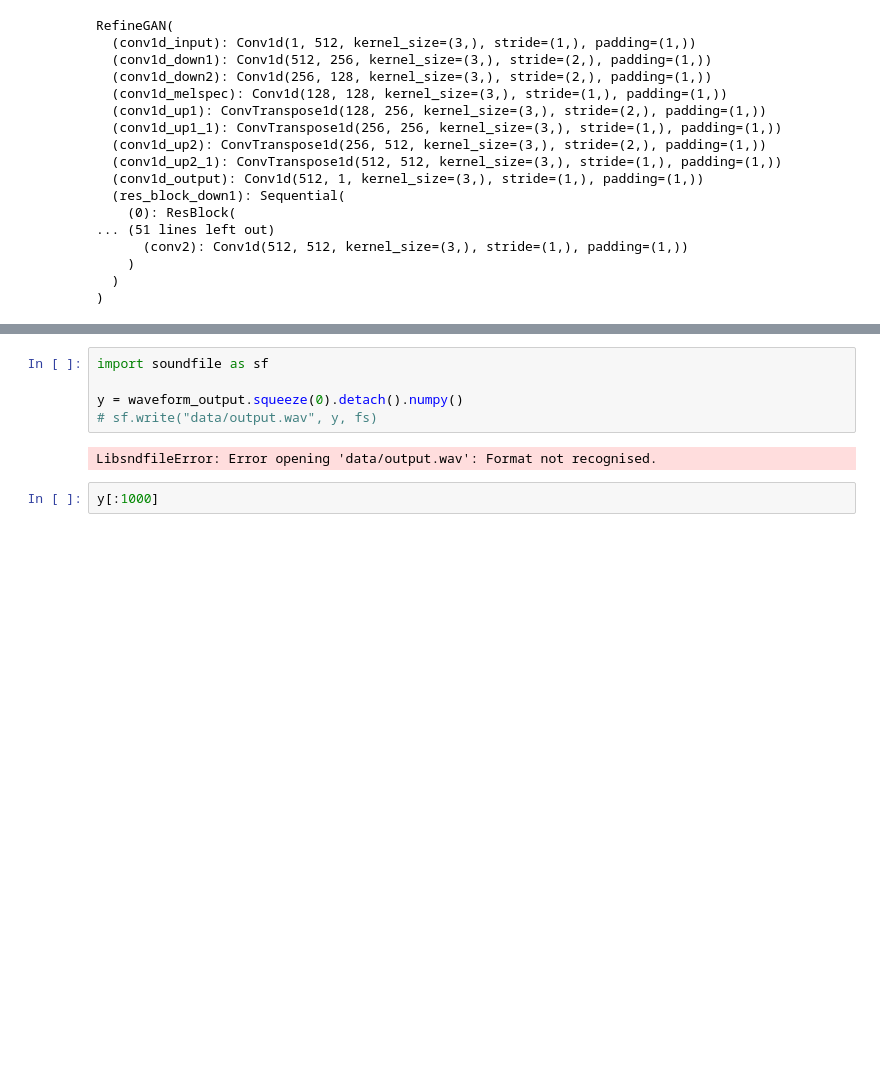
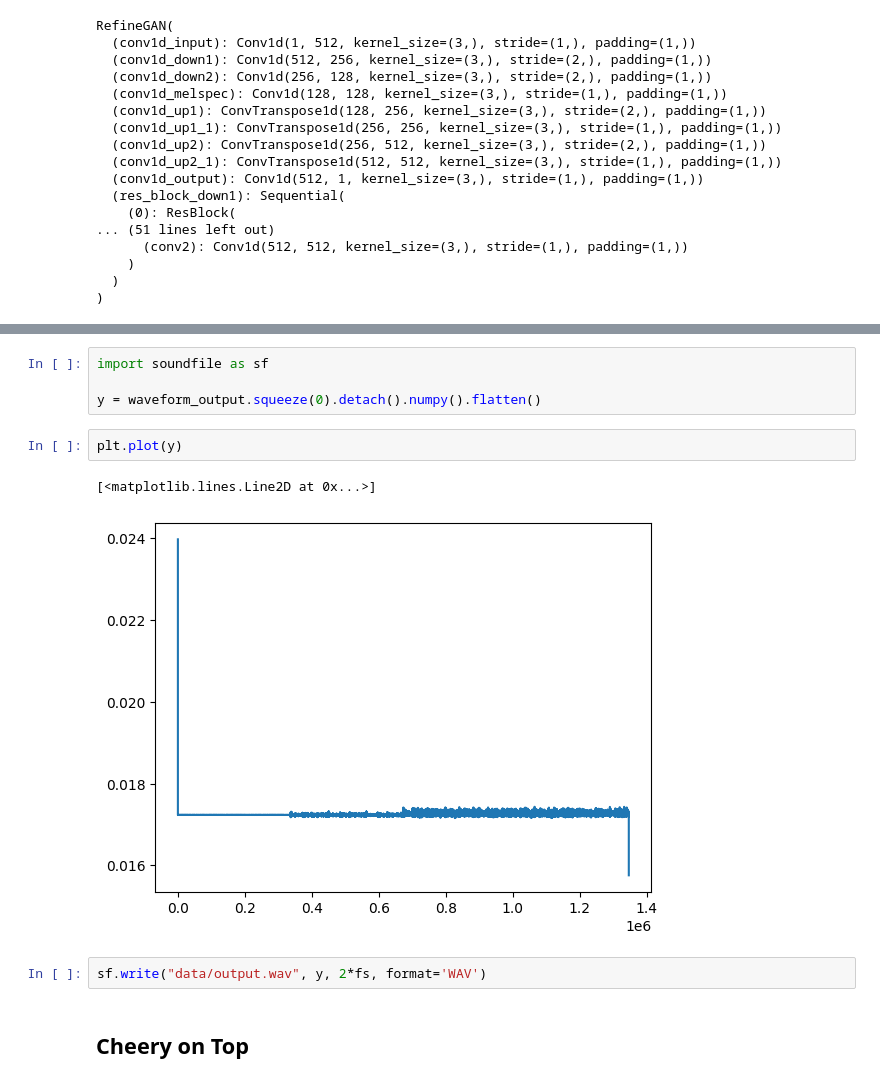
Before and after one commit to atoultaro/refinegan, a Jupyter notebook: solution.ipynb, the cells around one changed output, grey strips where cells are left out. Saved outputs shown, nothing was run; the diff lists cells and outputs as text; blank space fills up the shorter version.

```diff
--- a/solution.ipynb
+++ b/solution.ipynb
@@ -292,9 +306,13 @@ x dimensions after cat2: torch.Size([1, 512, 1347080])
 # %%
 import soundfile as sf
 
-y = waveform_output.squeeze(0).detach().numpy()
-# sf.write("data/output.wav", y, fs)
+y = waveform_output.squeeze(0).detach().numpy().flatten()
-# %% [output]
-LibsndfileError: Error opening 'data/output.wav': Format not recognised.
-# %%
-y[:1000]
+# %%
+plt.plot(y)
+# %% [output]
+[<matplotlib.lines.Line2D at 0x...>]
+[figure, added]
+# %%
+sf.write("data/output.wav", y, 2*fs, format='WAV')
+# %% [markdown]
+## Cheery on Top
```
Also changed, not shown: parts of 3 cells of this notebook.
